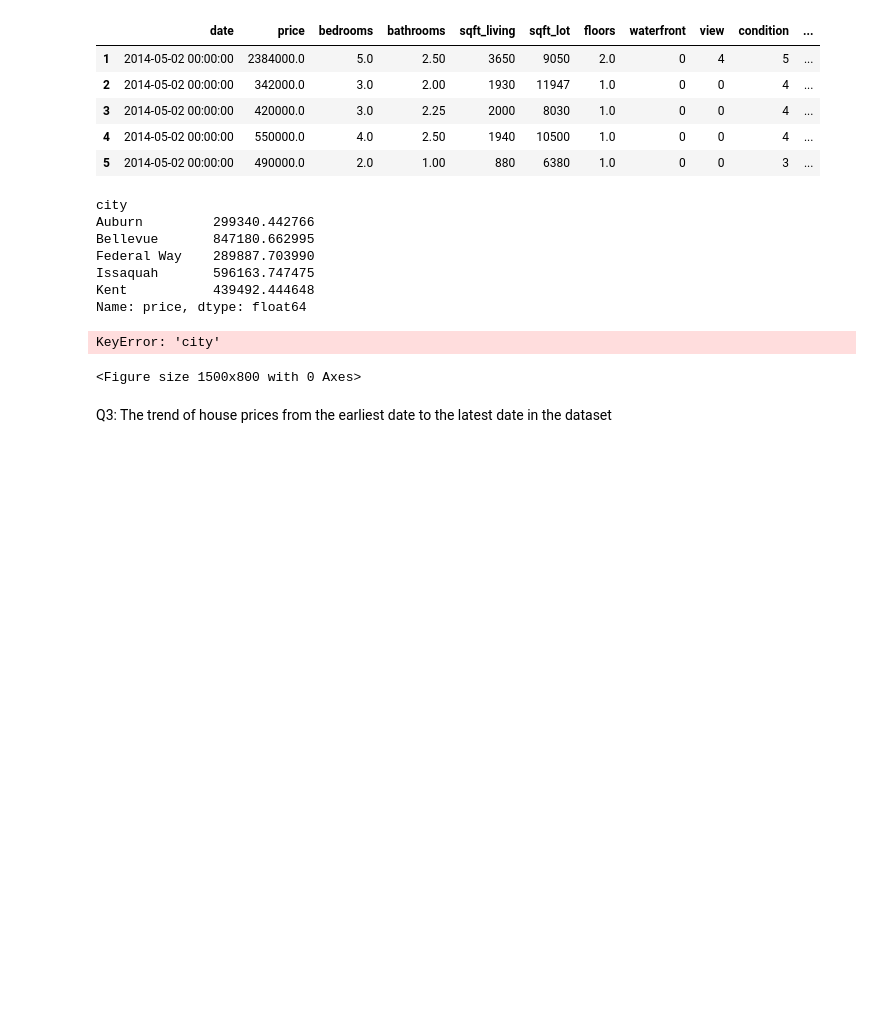
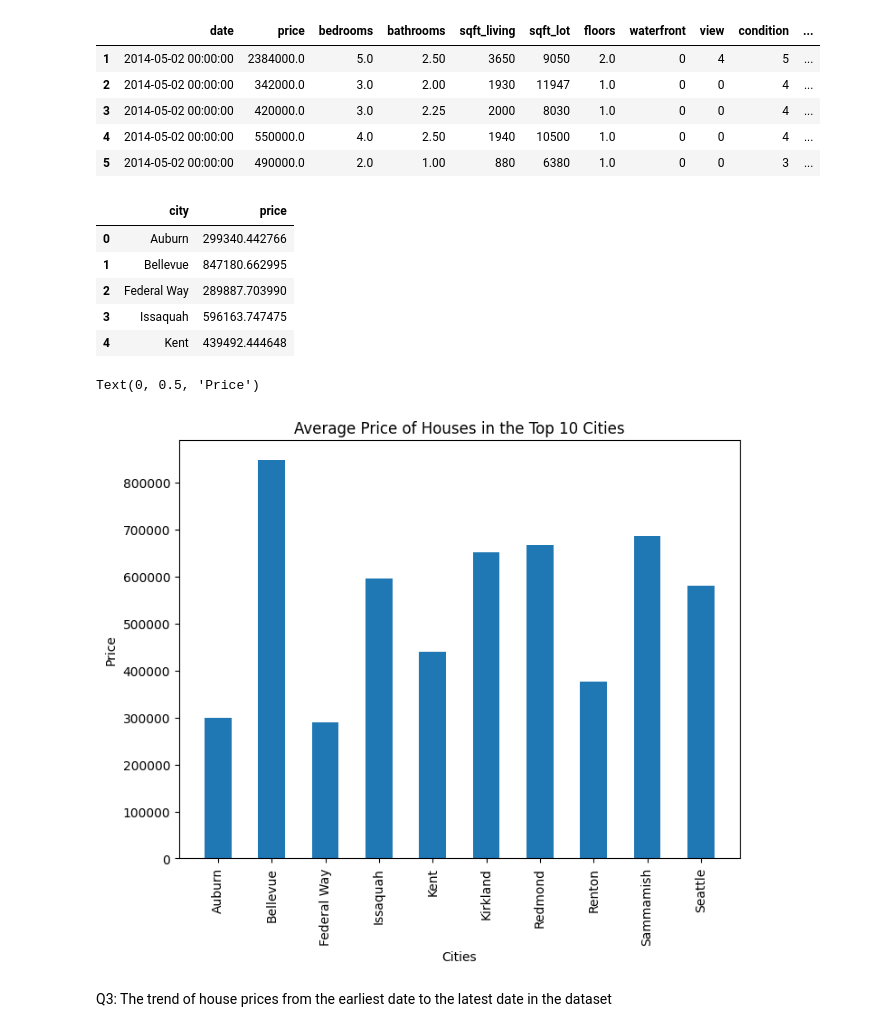
Before and after one commit to Placidus-Ali/Stutern, a Jupyter notebook: model7_lesson4/graph.ipynb, the cells around one changed output. Drawn from its saved outputs; the diff is of its cells as text; code cells hidden in the pictures; blank space fills up the shorter version.

```diff
--- a/model7_lesson4/graph.ipynb
+++ b/model7_lesson4/graph.ipynb
@@ -59,29 +59,28 @@ top_10_cities.head()
 | 5 | 2014-05-02 00:00:00 | 490000.0 | 2.0 | 1.00 | 880 | 6380 | 1.0 | 0 | 0 | 3 | ... |
 # %%
 # Getting the average house price
-average_house_prices = top_10_cities.groupby('city').price.mean()
+average_house_prices = top_10_cities.groupby('city').price.mean().reset_index()
 average_house_prices.head()
 # %% [output]
-city
-Auburn         299340.442766
-Bellevue       847180.662995
-Federal Way    289887.703990
-Issaquah       596163.747475
-Kent           439492.444648
-Name: price, dtype: float64
+|  | city | price |
+| 0 | Auburn | 299340.442766 |
+| 1 | Bellevue | 847180.662995 |
+| 2 | Federal Way | 289887.703990 |
+| 3 | Issaquah | 596163.747475 |
+| 4 | Kent | 439492.444648 |
 # %%
 #ploting the bar chart
-plt.figure(figsize=(15, 8))
-a = np.arange(len(average_house_prices['city']))
-b = average_house_prices['price']
-plt.bar(a,b)
+plt.figure(figsize=(8, 6))
+x = np.arange(len(average_house_prices['city']))
+y = average_house_prices['price']
+plt.bar(x,y, width=0.5)
 plt.title('Average Price of Houses in the Top 10 Cities')
-plt.xticks(a, average_house_prices['city'])
+plt.xticks(x, average_house_prices['city'], rotation='vertical')
 plt.xlabel('Cities')
 plt.ylabel('Price')
 # %% [output]
-KeyError: 'city'
+Text(0, 0.5, 'Price')
-<Figure size 1500x800 with 0 Axes>
+[figure, added]
 # %% [markdown]
 Q3: The trend of house prices from the earliest date to the latest date in the dataset
 # %%
```
Also changed, not shown: parts of 8 cells of this notebook, 1 other file.
